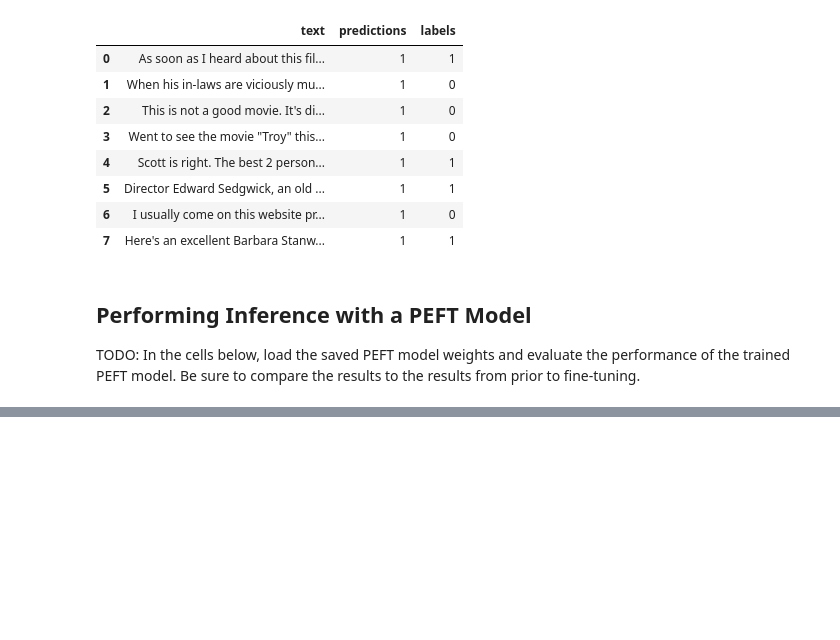
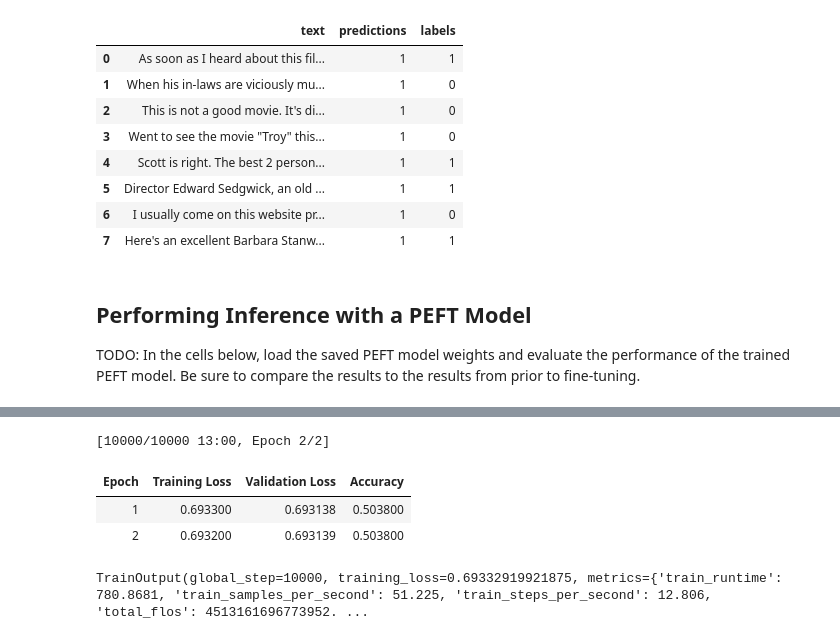
Before and after one commit to mafda/lightweight_fine_tuning_project, a Jupyter notebook: src/lightweight_finetuning.ipynb, the cells around one changed output, grey strips where cells are left out. Drawn from its saved outputs; the diff is of its cells as text; code cells hidden in the pictures; blank space fills up the shorter version.

```diff
--- a/src/lightweight_finetuning.ipynb
+++ b/src/lightweight_finetuning.ipynb
@@ -266,5 +272,6 @@ TrainOutput(global_step=10000, training_loss=0.6968960083007812, metrics={'train
 # %%
-peft_model.save_pretrained("./peft-lora")
+peft_model_path = "../model/peft/model_peft"
+peft_model.save_pretrained(peft_model_path)
 # %%
 peft_trainer.evaluate()
 # %% [output]
@@ -311,3 +318,8 @@ peft_df
 ## Performing Inference with a PEFT Model
 
 TODO: In the cells below, load the saved PEFT model weights and evaluate the performance of the trained PEFT model. Be sure to compare the results to the results from prior to fine-tuning.
+# %%
+lora_config = PeftConfig.from_pretrained(peft_model_path)
+
+lora_model = AutoPeftModelForSequenceClassification.from_pretrained(peft_model_path)
+lora_model
@@ -313,0 +346,32 @@ TODO: In the cells below, load the saved PEFT model weights and evaluate the per
+# %%
+lora_trainer = Trainer(
+    model=lora_model,
+    args=TrainingArguments(
+        output_dir="../model/lora",
+        # Set the learning rate
+        learning_rate=2e-3,
+        # Set the per device train batch size and eval batch size
+        per_device_train_batch_size=4,
+        per_device_eval_batch_size=4,
+        # Evaluate and save the model after each epoch
+        evaluation_strategy="epoch",
+        save_strategy="epoch",
+        # Set the learning rate
+        num_train_epochs=2,
+        weight_decay=0.01,
+        load_best_model_at_end=True,
+    ),
+    train_dataset=tokenized_dataset["train"],
+    eval_dataset=tokenized_dataset["test"],
+    tokenizer=tokenizer,
+    data_collator=DataCollatorWithPadding(tokenizer=tokenizer),
+    compute_metrics=compute_metrics,
+)
+
+lora_trainer.train()
+# %% [output]
+[10000/10000 13:00, Epoch 2/2]
+| Epoch | Training Loss | Validation Loss | Accuracy |
+| 1 | 0.693300 | 0.693138 | 0.503800 |
+| 2 | 0.693200 | 0.693139 | 0.503800 |
+TrainOutput(global_step=10000, training_loss=0.69332919921875, metrics={'train_runtime': 780.8681, 'train_samples_per_second': 51.225, 'train_steps_per_second': 12.806, 'total_flos': 4513161696773952. ...
```
Also changed, not shown: parts of 17 cells of this notebook.
